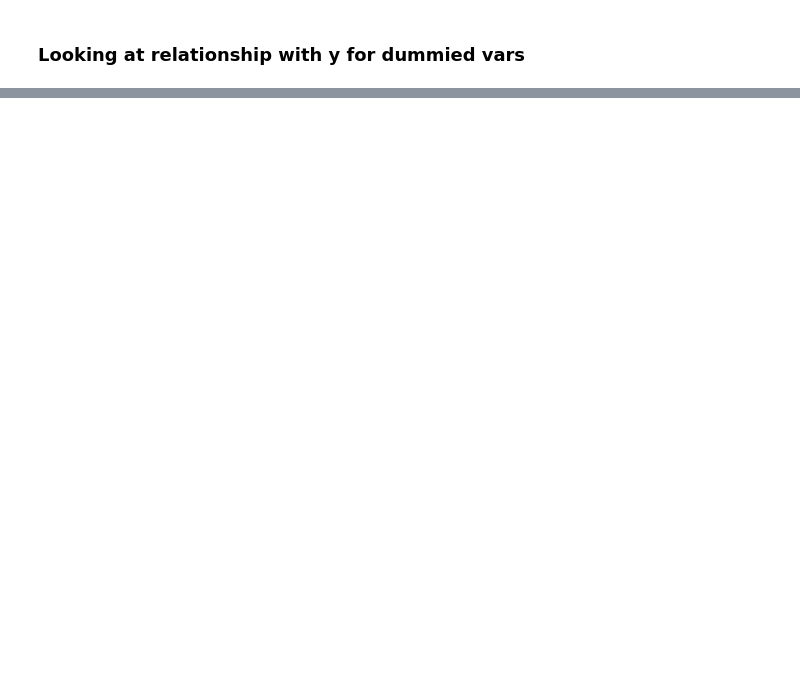
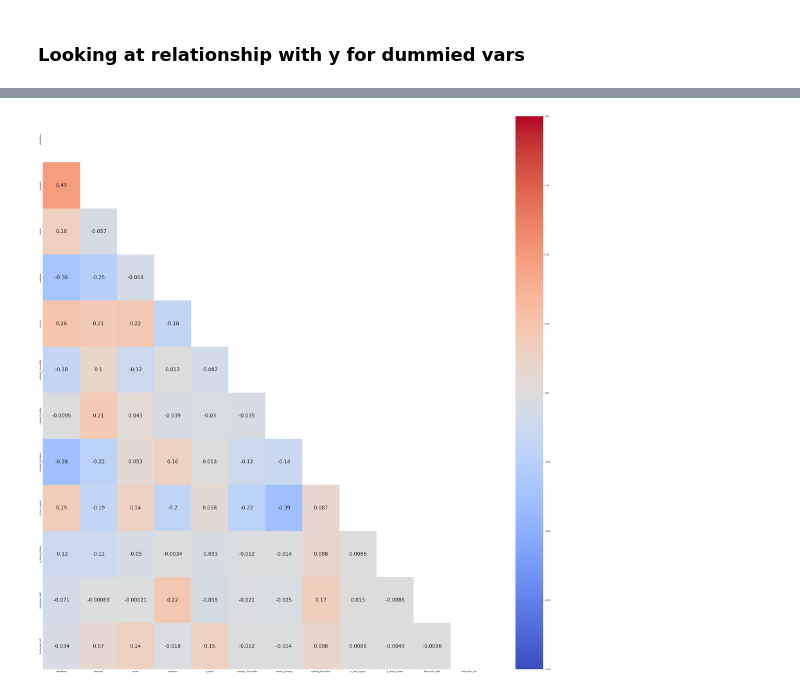
Before and after one commit to simrenbasra/OLS_Regression, a Jupyter notebook: notebooks/02_linear_regression/01-ols_linear_regression.ipynb, the cells around one changed output, grey strips where cells are left out. Saved outputs shown, nothing was run; the diff lists cells and outputs as text; code cells hidden in the pictures; blank space fills up the shorter version.

```diff
--- a/notebooks/02_linear_regression/01-ols_linear_regression.ipynb
+++ b/notebooks/02_linear_regression/01-ols_linear_regression.ipynb
@@ -155,0 +256,4 @@ Independent variables are independent to each other, there is no colinearity or
+# %%
+my_linear_builder.get_heatmap(vif_cutoff=10)
+# %% [output]
+[figure, added]
```
Also changed, not shown: parts of 80 cells of this notebook.
